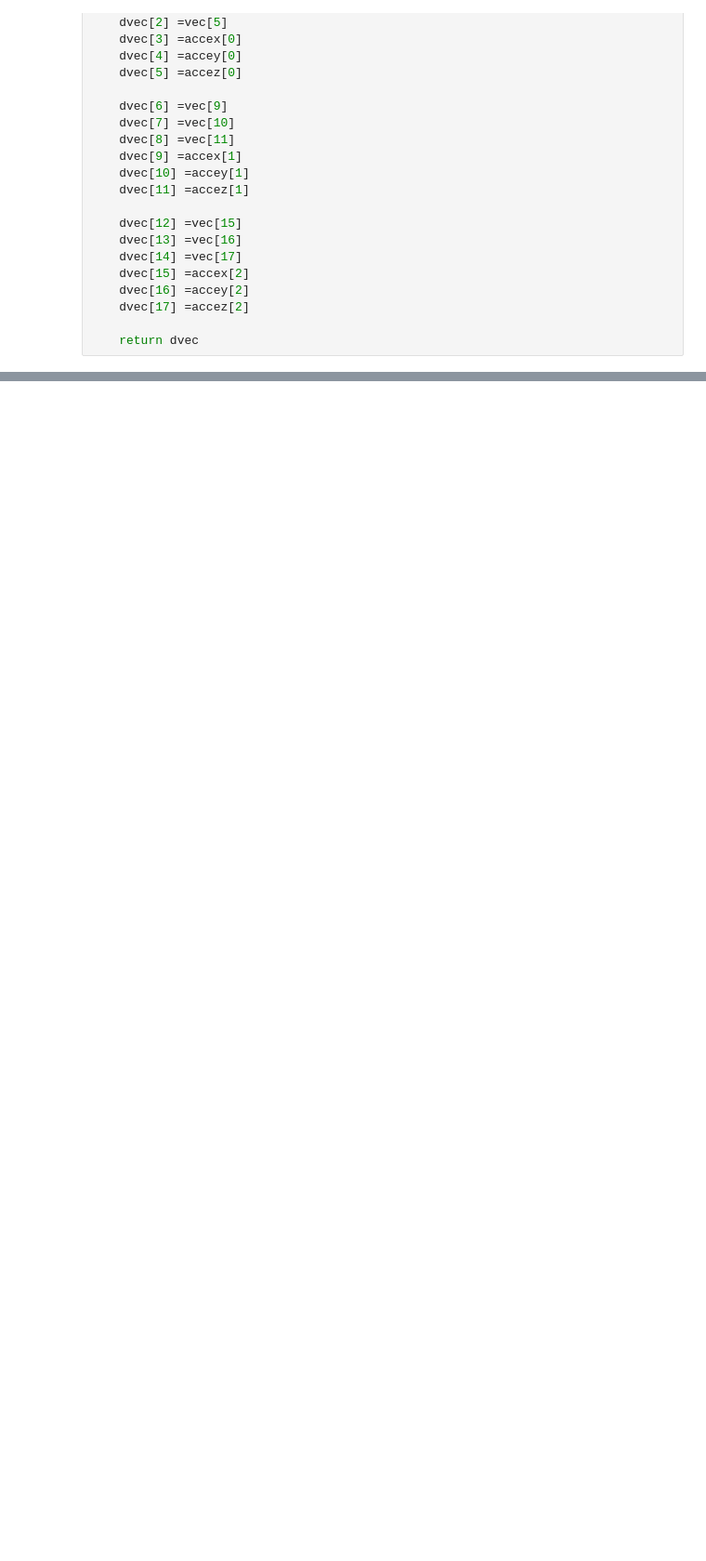
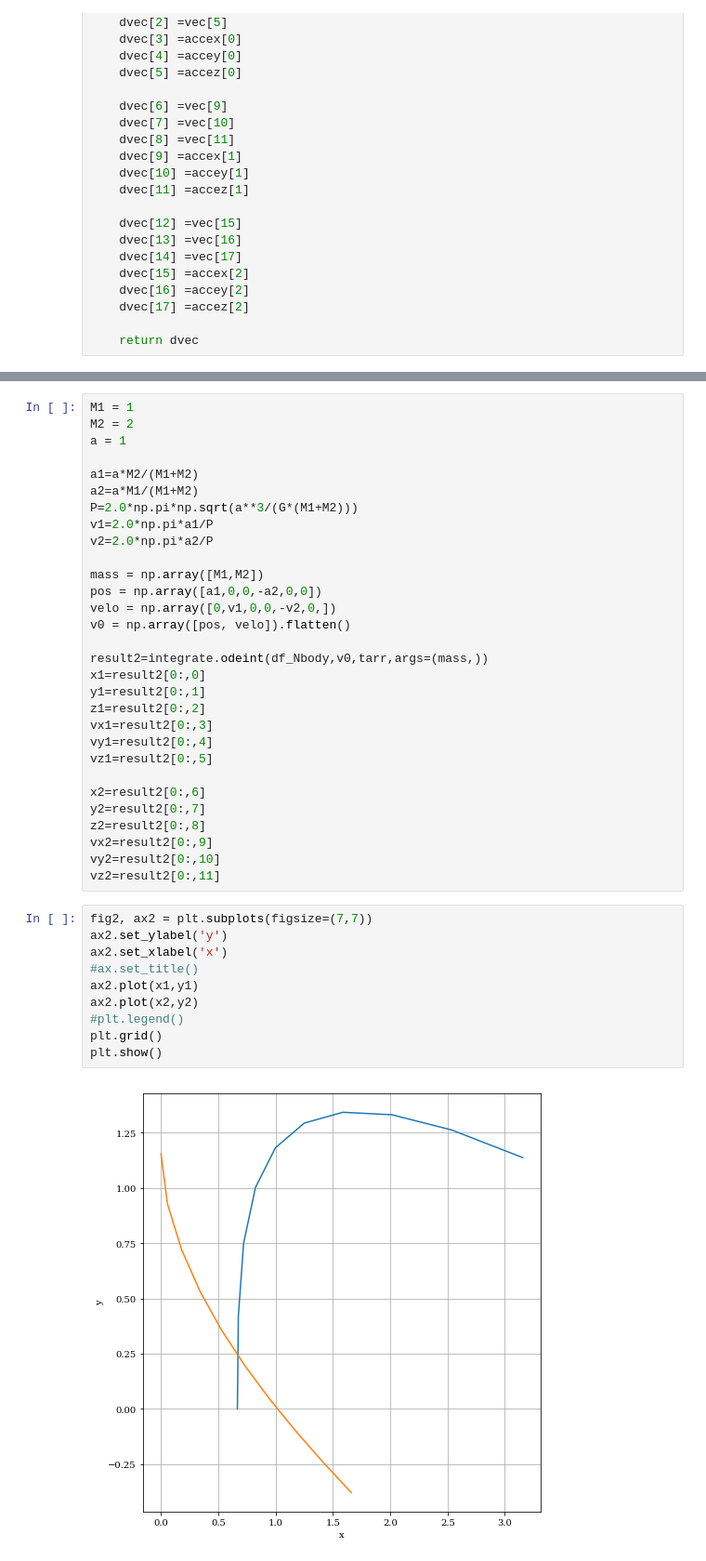
Before and after one commit to ReiCampo/Project-2-Exoplanets, a Jupyter notebook: Main Notebook.ipynb, the cells around one changed output, grey strips where cells are left out. Shown at 93% size. Cells and saved outputs as stored; diff of their text form; blank space fills up the shorter version.

```diff
--- a/Main Notebook.ipynb
+++ b/Main Notebook.ipynb
@@ -185,2 +150,44 @@ def df_Nbody(pos, velo, M, t):
 
     return dvec
+# %%
+M1 = 1
+M2 = 2
+a = 1
+
+a1=a*M2/(M1+M2)
+a2=a*M1/(M1+M2)
+P=2.0*np.pi*np.sqrt(a**3/(G*(M1+M2)))
+v1=2.0*np.pi*a1/P
+v2=2.0*np.pi*a2/P
+
+mass = np.array([M1,M2])
+pos = np.array([a1,0,0,-a2,0,0])
+velo = np.array([0,v1,0,0,-v2,0,])
+v0 = np.array([pos, velo]).flatten()
+
+result2=integrate.odeint(df_Nbody,v0,tarr,args=(mass,))
+x1=result2[0:,0]
+y1=result2[0:,1]
+z1=result2[0:,2]
+vx1=result2[0:,3]
+vy1=result2[0:,4]
+vz1=result2[0:,5]
+
+x2=result2[0:,6]
+y2=result2[0:,7]
+z2=result2[0:,8]
+vx2=result2[0:,9]
+vy2=result2[0:,10]
+vz2=result2[0:,11]
+# %%
+fig2, ax2 = plt.subplots(figsize=(7,7))
+ax2.set_ylabel('y')
+ax2.set_xlabel('x')
+#ax.set_title()
+ax2.plot(x1,y1)
+ax2.plot(x2,y2)
+#plt.legend()
+plt.grid()
+plt.show()
+# %% [output]
+[figure, added]
```
Also changed, not shown: parts of 6 cells of this notebook.
